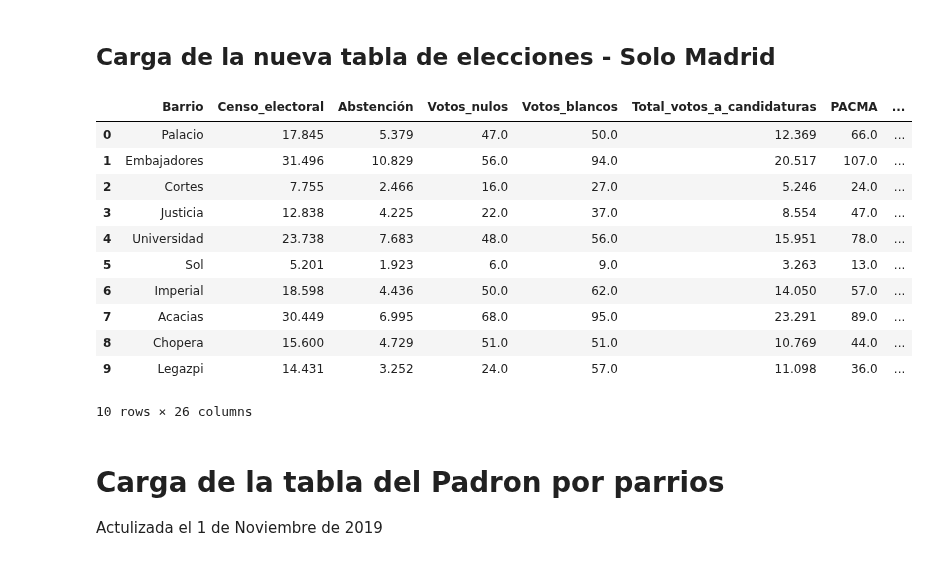
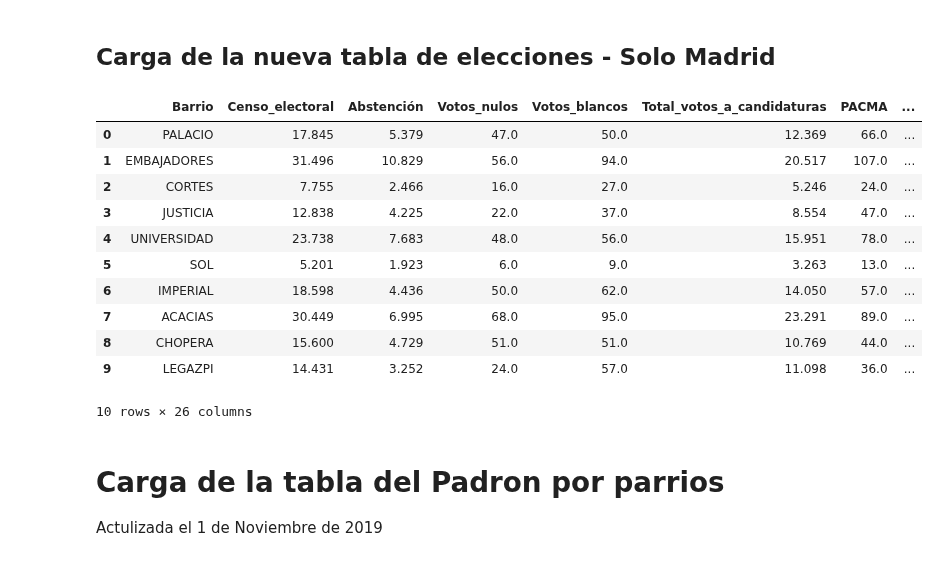
Before and after one commit to InmaLatorre/G3_ProyectoPython, a Jupyter notebook: MAIN.ipynb, the cells around one changed output. Saved outputs shown, nothing was run; the diff lists cells and outputs as text; code cells hidden in the pictures.

```diff
--- a/MAIN.ipynb
+++ b/MAIN.ipynb
@@ -31,45 +31,45 @@ tables = []
 # %%
 # Cargar los nombre de todos los archivos almacenados dentro de la carpeta "resources/Tablas_elecciones_barrio/"
 for r, d, f in os.walk(path):
     files = f
 # lectura y limpieza de las 21 tablas. Resultado: una lista de 21 tablas
 for file in files:
     tmp_table = pd.read_excel(path + '{0}'.format(file),
                               sep=";", encoding="ISO-8859-1")
     tmp_table.columns = [i.strip().replace(' ','_') for i in tmp_table.columns]
     tmp_table.reset_index(level=0, inplace=True)
     tmp_table.rename(columns={'index': 'Barrio'}, inplace=True)
-    tmp_table['Distrito'] = re.sub("^[0-9]+(\.)(\s)", "", tmp_table.Barrio[0])
+    tmp_table['Distrito'] = re.sub("^[0-9]+(\.)(\s)", "", tmp_table.Barrio[0].upper())
     tmp_table.drop([0,1], inplace=True)
     for i in range(0, len(tmp_table.Barrio)):
-        tmp_table.iloc[i,0] = re.sub("[0-9]+(\.)(\s)", "", tmp_table.iloc[i,0])
+        tmp_table.iloc[i,0] = re.sub("[0-9]+(\.)(\s)", "", tmp_table.iloc[i,0].upper())
 
     tables.append(tmp_table)
 
 # Se concatenan las 21 tablas en una sola
 main_table_elecciones = pd.concat(tables, sort=False)
 
 # Se unifica el index para toda la tabla
 main_table_elecciones.reset_index(drop=True, inplace=True)
 main_table_elecciones.head(10)
 # main_table.tail()
 
 # Pendientes
 #  OK 1 -La columna "Barrio" debe contener solo el nombre del barrio. Para el código se debe crear una nueva columna "Codigo"
 # 2 -Crear una nueva columna en donde se puedan observar los porcentajes de abstención
 #  OK 3- Poner el nombre del distrito (por ejemplo 'Centro') en una columna -"Distrito"- para todos los barrios que pertenecen a él
 # %% [output]
 |  | Barrio | Censo_electoral | Abstención | Votos_nulos | Votos_blancos | Total_votos_a_candidaturas | PACMA | ... |
-| 0 | Palacio | 17.845 | 5.379 | 47.0 | 50.0 | 12.369 | 66.0 | ... |
-| 1 | Embajadores | 31.496 | 10.829 | 56.0 | 94.0 | 20.517 | 107.0 | ... |
-| 2 | Cortes | 7.755 | 2.466 | 16.0 | 27.0 | 5.246 | 24.0 | ... |
-| 3 | Justicia | 12.838 | 4.225 | 22.0 | 37.0 | 8.554 | 47.0 | ... |
-| 4 | Universidad | 23.738 | 7.683 | 48.0 | 56.0 | 15.951 | 78.0 | ... |
-| 5 | Sol | 5.201 | 1.923 | 6.0 | 9.0 | 3.263 | 13.0 | ... |
-| 6 | Imperial | 18.598 | 4.436 | 50.0 | 62.0 | 14.050 | 57.0 | ... |
-| 7 | Acacias | 30.449 | 6.995 | 68.0 | 95.0 | 23.291 | 89.0 | ... |
-| 8 | Chopera | 15.600 | 4.729 | 51.0 | 51.0 | 10.769 | 44.0 | ... |
-| 9 | Legazpi | 14.431 | 3.252 | 24.0 | 57.0 | 11.098 | 36.0 | ... |
+| 0 | PALACIO | 17.845 | 5.379 | 47.0 | 50.0 | 12.369 | 66.0 | ... |
+| 1 | EMBAJADORES | 31.496 | 10.829 | 56.0 | 94.0 | 20.517 | 107.0 | ... |
+| 2 | CORTES | 7.755 | 2.466 | 16.0 | 27.0 | 5.246 | 24.0 | ... |
+| 3 | JUSTICIA | 12.838 | 4.225 | 22.0 | 37.0 | 8.554 | 47.0 | ... |
+| 4 | UNIVERSIDAD | 23.738 | 7.683 | 48.0 | 56.0 | 15.951 | 78.0 | ... |
+| 5 | SOL | 5.201 | 1.923 | 6.0 | 9.0 | 3.263 | 13.0 | ... |
+| 6 | IMPERIAL | 18.598 | 4.436 | 50.0 | 62.0 | 14.050 | 57.0 | ... |
+| 7 | ACACIAS | 30.449 | 6.995 | 68.0 | 95.0 | 23.291 | 89.0 | ... |
+| 8 | CHOPERA | 15.600 | 4.729 | 51.0 | 51.0 | 10.769 | 44.0 | ... |
+| 9 | LEGAZPI | 14.431 | 3.252 | 24.0 | 57.0 | 11.098 | 36.0 | ... |
 10 rows × 26 columns
 # %% [markdown]
 # Carga de la tabla del Padron por parrios
```
Also changed, not shown: parts of 4 cells of this notebook, 3 other files.
